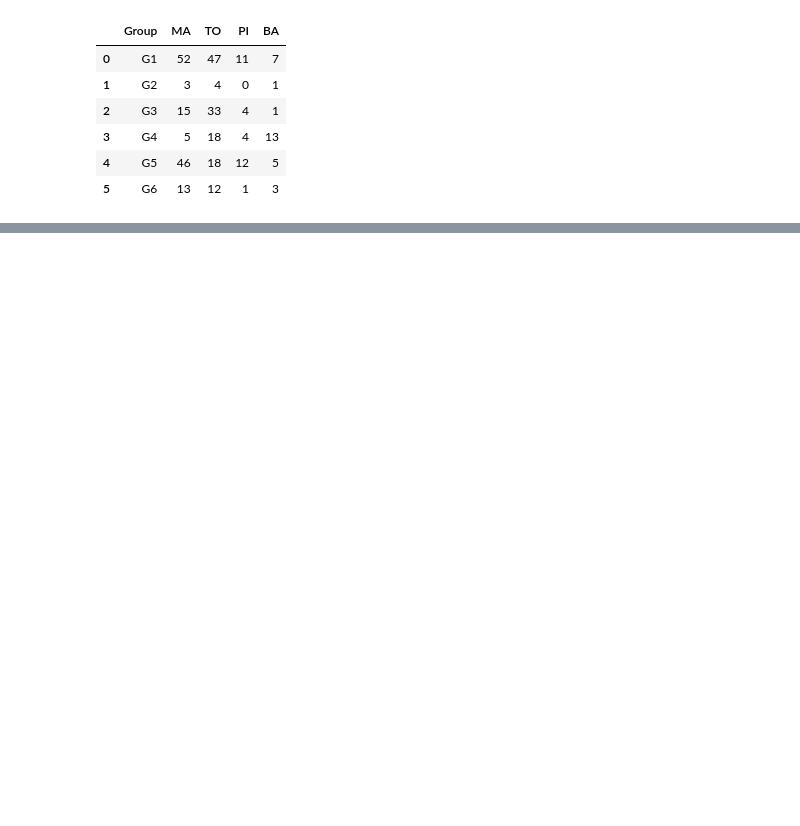
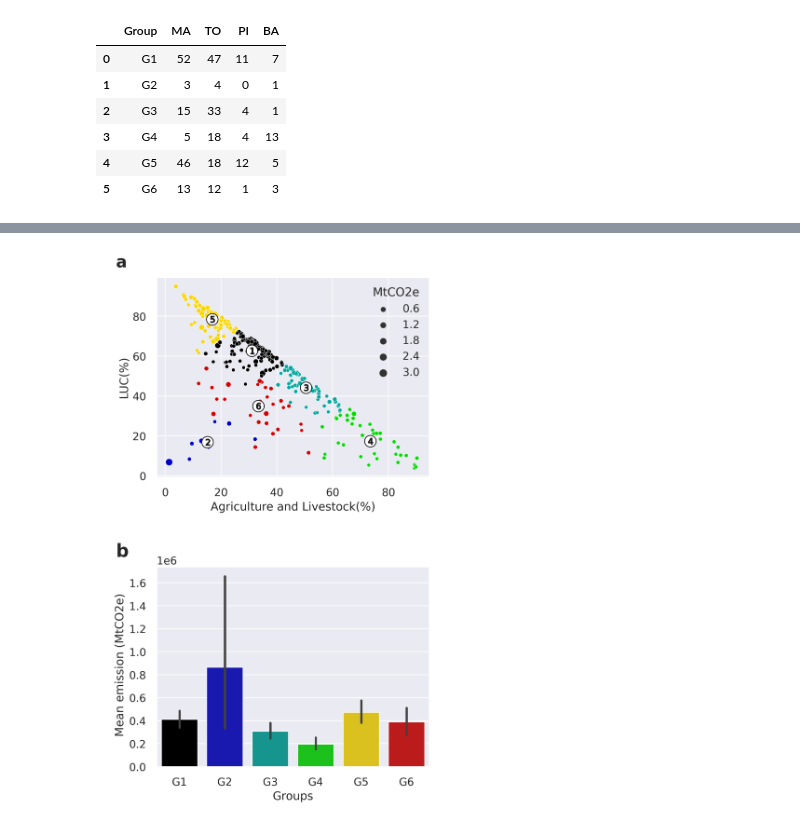
Before and after one commit to lucas-fpaiva/matopiba_emissions, a Jupyter notebook: code/groups.ipynb, the cells around one changed output, grey strips where cells are left out. Drawn from its saved outputs; the diff is of its cells as text; code cells hidden in the pictures; blank space fills up the shorter version.

```diff
--- a/code/groups.ipynb
+++ b/code/groups.ipynb
@@ -539,0 +490,65 @@ tab2.head(7)
+# %%
+import matplotlib.gridspec as gridspec
+
+fontsize=14
+fig = plt.figure(figsize = (6,12),dpi = 300)
+gs = gridspec.GridSpec(13, 1)
+
+ax = fig.add_subplot(gs[0:5, 0])
+
+n_clusters=k
+
+
+
+color = []
+for i in range(1,k+1):
+  color.append(cm.nipy_spectral(float(i-1)*1.1 /k))
+
+
+ax=sns.scatterplot(data=data*100 , x="Agriculture and Livestock", y="LUC",  hue="group",legend = False,  alpha=1,
+                   size ="emi_2018",s=5000, marker='o',  palette=color)
+ax=sns.scatterplot(data=data*100 , x="Agriculture and Livestock", y="LUC", size ="emi_2018",alpha=0.0,
+           palette=color)
+ax.set_ylabel('LUC(%)',fontsize=fontsize)
+ax.set_xlabel('Agriculture and Livestock(%)', fontsize=fontsize)
+ax.text(-0.15, 1.05, 'a', transform=ax.transAxes,
+    size=20, weight='bold')
+plt.legend(title='MtCO2e')
+
+
+
+centers = model_top.cluster_centers_
+
+# Draw white circles at cluster centers
+grupos_count = data.groupby('group').count()
+group_size = list(grupos_count['Municipalities'])
+
+for i, c in enumerate(centers):
+  color=(cm.nipy_spectral(float(i-1)*1.1 /k))
+
+  ax= plt.scatter(c[0]*100, c[1]*100, marker='o',
+          c='white', alpha=1, s=200, edgecolor='k') #*group_size[i]
+  ax=plt.scatter(c[0]*100, c[1]*100, marker='$%d$' % int(i+1), alpha=1,
+              s=60, edgecolor='k',c='k')#color
+
+
+color = []
+for i in range(1,k+1):
+    color.append(cm.nipy_spectral(float(i-1)*1.1 /k))
+
+
+ax = fig.add_subplot(gs[7:12, 0])
+
+ax = sns.barplot(x='group_name', y="emi_2018",alpha=1,
+                      data=data.sort_values(by=['group']),palette=color)
+ax.set_xlabel('Groups',fontsize=fontsize)
+ax.set_ylabel('\n Mean emission (MtCO2e)', fontsize=fontsize)
+ax.text(-0.15, 1.05, 'b', transform=ax.transAxes,
+    size=22, weight='bold')
+
+
+
+
+plt.savefig("/content/matopiba_emissions/output/figure4.pdf", format="pdf", dpi=1000)
+# %% [output]
+[figure, added]
```
Also changed, not shown: parts of 28 cells of this notebook.
